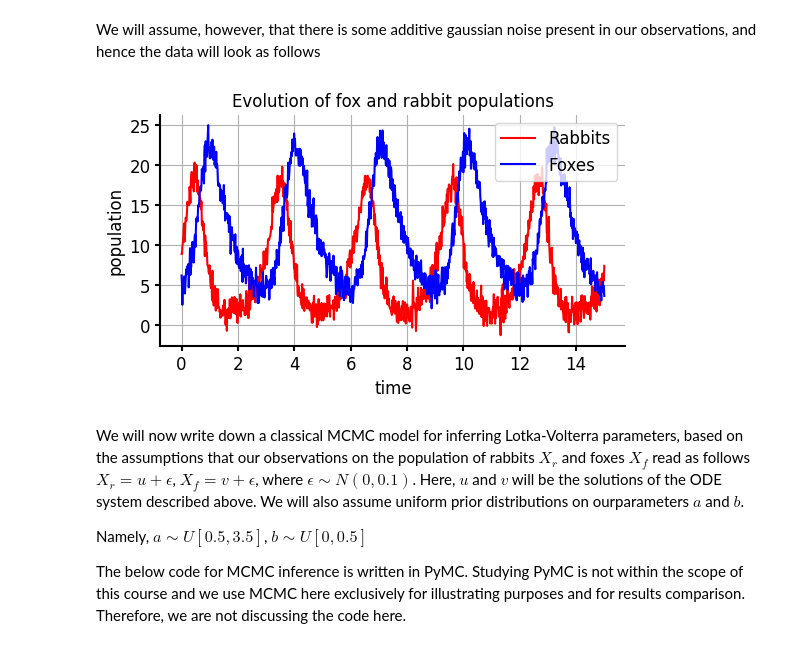
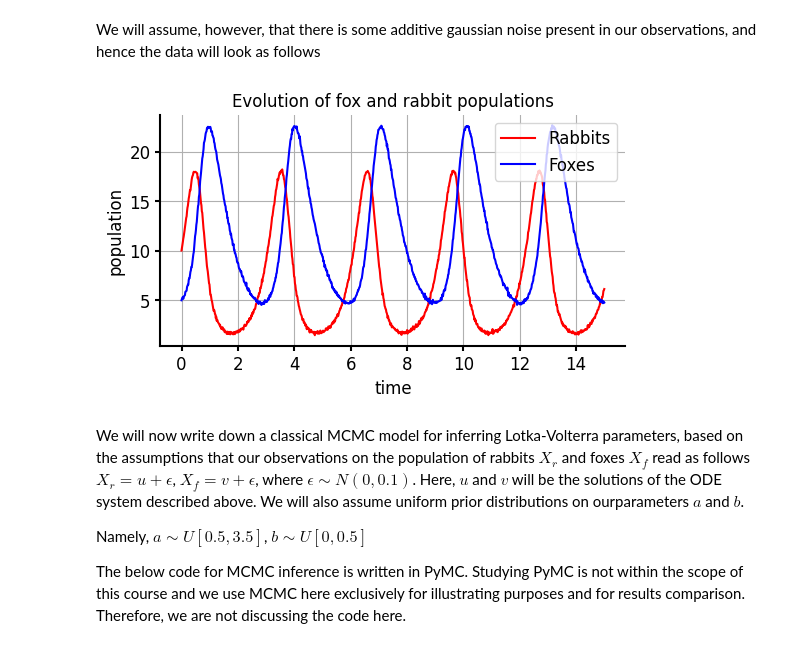
Before and after one commit to albazarova/sbi_intro, a Jupyter notebook: notebooks/2_MCMC_vs_sbi_ODE.ipynb, the cells around one changed output. Cells and saved outputs as stored; diff of their text form; code cells hidden in the pictures.

```diff
--- a/notebooks/2_MCMC_vs_sbi_ODE.ipynb
+++ b/notebooks/2_MCMC_vs_sbi_ODE.ipynb
@@ -88,21 +88,21 @@ with mpl.rc_context(fname=".matplotlibrc"):
 We will assume, however, that there is some additive gaussian noise present in our observations, and hence the data will look as follows
 # %%
 theta = [3.3, 0.29]  # parameters (a, b)
-X = run_model(theta,t, X0)+np.random.normal(0, 1, (1000, 2))
+X = run_model(theta,t, X0)+np.random.normal(0, 0.1, (1000, 2))
 with mpl.rc_context(fname=".matplotlibrc"):
     rabbits, foxes = X.T
     f1 = plt.subplots(1, 1, figsize=(6, 3))
     plt.plot(t, rabbits, 'r-', label='Rabbits')
     plt.plot(t, foxes  , 'b-', label='Foxes')
     plt.grid()
     plt.legend(loc='best')
     plt.xlabel('time')
     plt.ylabel('population')
     plt.title('Evolution of fox and rabbit populations')
     plt.savefig("xo_lotka.png", dpi=200, bbox_inches="tight")
     plt.show()
 # %% [output]
-[figure, old version]
+[figure, new version]
 # %% [markdown]
 We will now write down a classical MCMC model for inferring Lotka-Volterra parameters, based on the assumptions that our observations on the population of rabbits $X_r$ and foxes $X_f$ read as follows $X_r=u+\epsilon$, $X_f=v+\epsilon$, where $\epsilon\sim N(0,0.1)$. Here, $u$ and $v$ will be the solutions of the ODE system described above. We will also assume uniform prior distributions on ourparameters $a$ and $b$.
 
```
Also changed, not shown: parts of 4 cells of this notebook.
